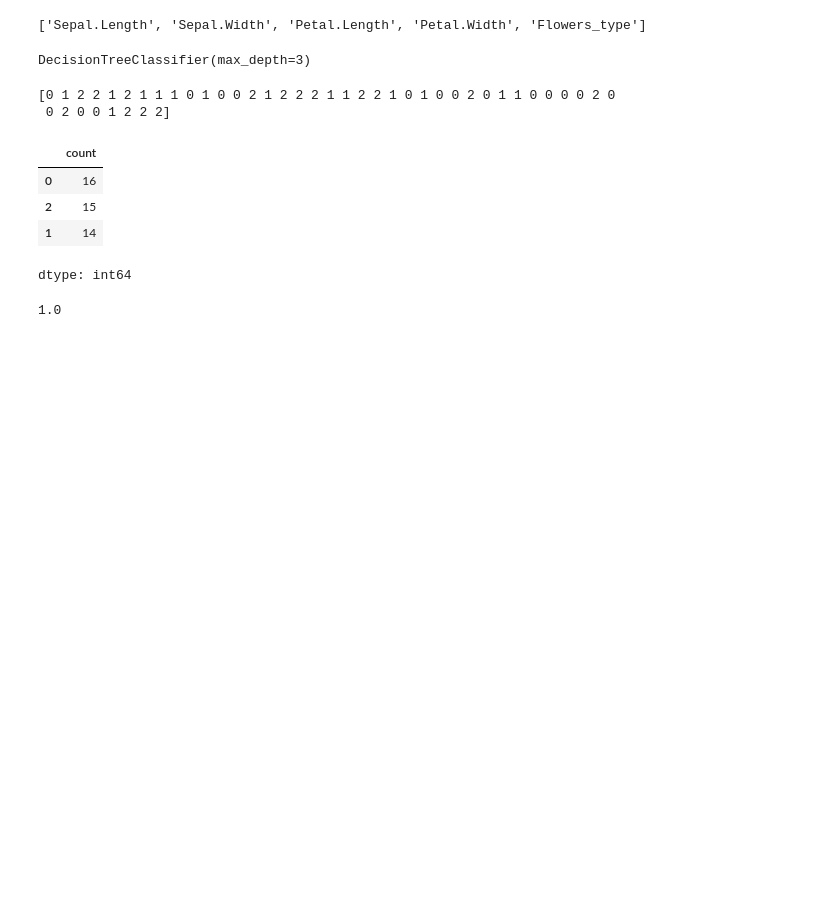
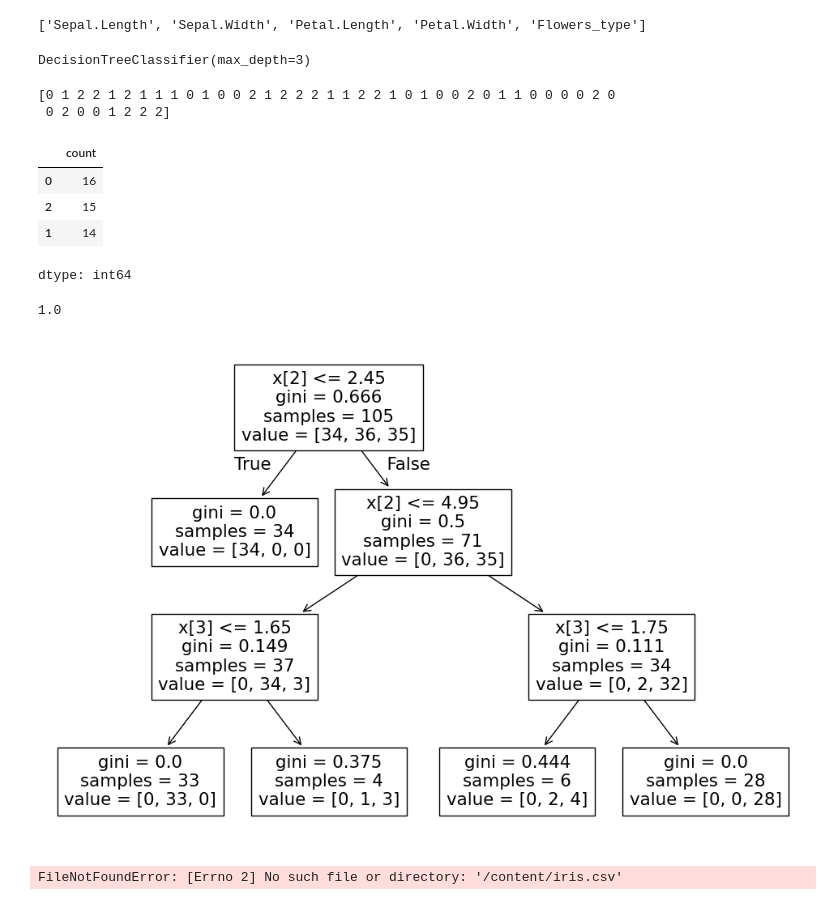
Before and after one commit to abhirampitla-13/2311cs020528, a Jupyter notebook: iris.ipynb, the cells around one changed output. Cells and saved outputs as stored; diff of their text form; code cells hidden in the pictures; blank space fills up the shorter version.

```diff
--- a/iris.ipynb
+++ b/iris.ipynb
@@ -169,3 +169,57 @@ pred=model_gini.predict(x_test)
 np.mean(preds==y_test)
 # %% [output]
 1.0
+# %%
+import matplotlib.pyplot as plt
+from sklearn import tree # Import the 'tree' module
+plt.figure(figsize=(12,8))
+
+tree.plot_tree(model_gini) # Now you can use tree.plot_tree()
+plt.show()
+# %% [output]
+[figure, added]
+# %%
+import pandas as pd
+import numpy as np
+import matplotlib.pyplot as plt
+from sklearn.model_selection import train_test_split
+from sklearn.tree import DecisionTreeClassifier
+from sklearn.metrics import classification_report
+from sklearn import preprocessing
+
+# Load the dataset
+iris = pd.read_csv('/content/iris.csv',index_col=0)
+iris = iris.rename(columns={"Species":"Flowers_type"})
+
+# Encode the target variable
+label_encoder = preprocessing.LabelEncoder()
+iris['Flowers_type'] = label_encoder.fit_transform(iris['Flowers_type'])
+
+# Split data into features (x) and target (y)
+x=iris.iloc[:,0:4]
+y=iris.iloc[:,4]
+
+# Split data into training and testing sets
+x_train, x_test, y_train, y_test = train_test_split(x, y, test_size=0.3, random_state=40)
+
+# Create and train the Decision Tree model
+model_gini = DecisionTreeClassifier(criterion='gini', max_depth=3) # Define model_gini here
+model_gini.fit(x_train, y_train)
+
+# Make predictions and evaluate the model
+preds = model_gini.predict(x_test)
+print(preds)
+pd.Series(preds).value_counts()
+
+pred=model_gini.predict(x_test)
+np.mean(preds==y_test)
+
+# Plot the decision tree
+import matplotlib.pyplot as plt
+from sklearn import tree
+plt.figure(figsize=(12,8))
+
+tree.plot_tree(model_gini) # model_gini is now accessible
+plt.show()
+# %% [output]
+FileNotFoundError: [Errno 2] No such file or directory: '/content/iris.csv'
```
Also changed, not shown: parts of 2 cells of this notebook.
